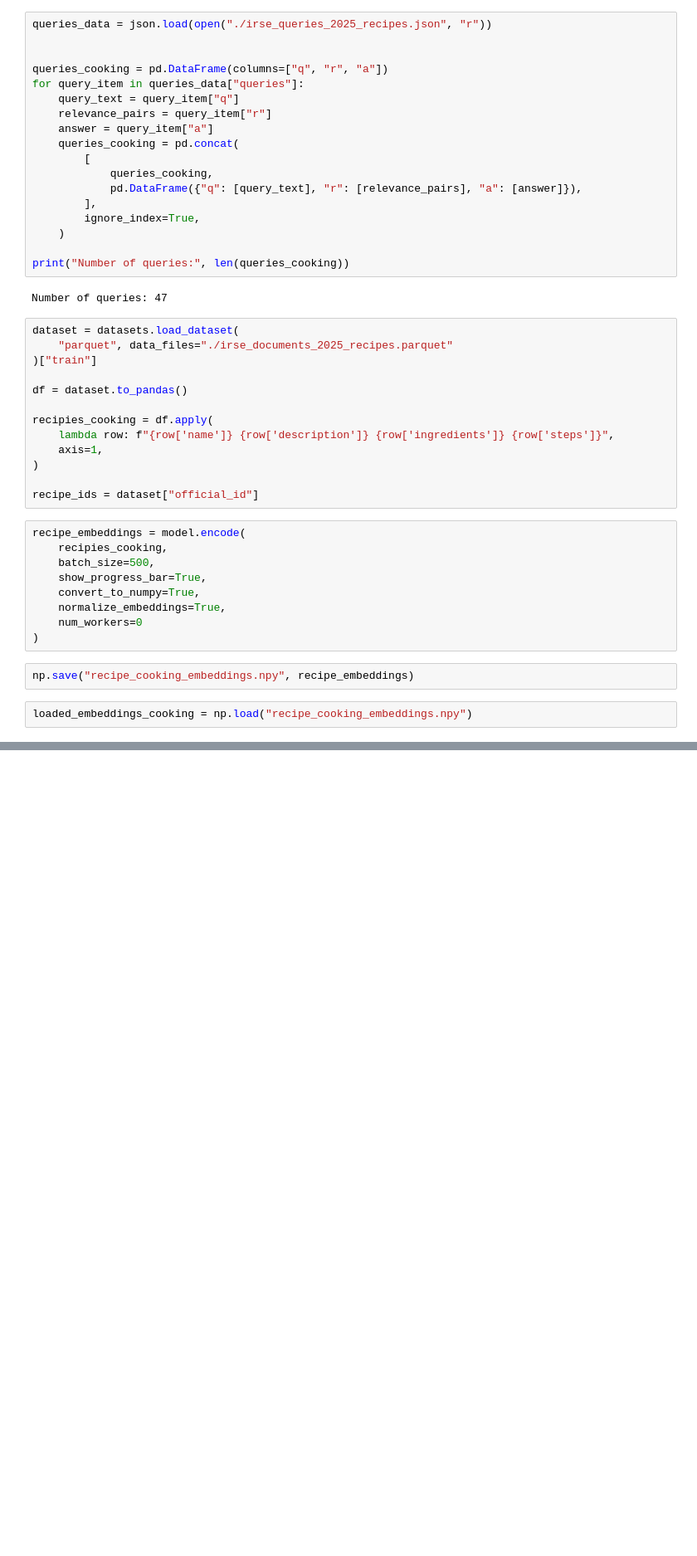
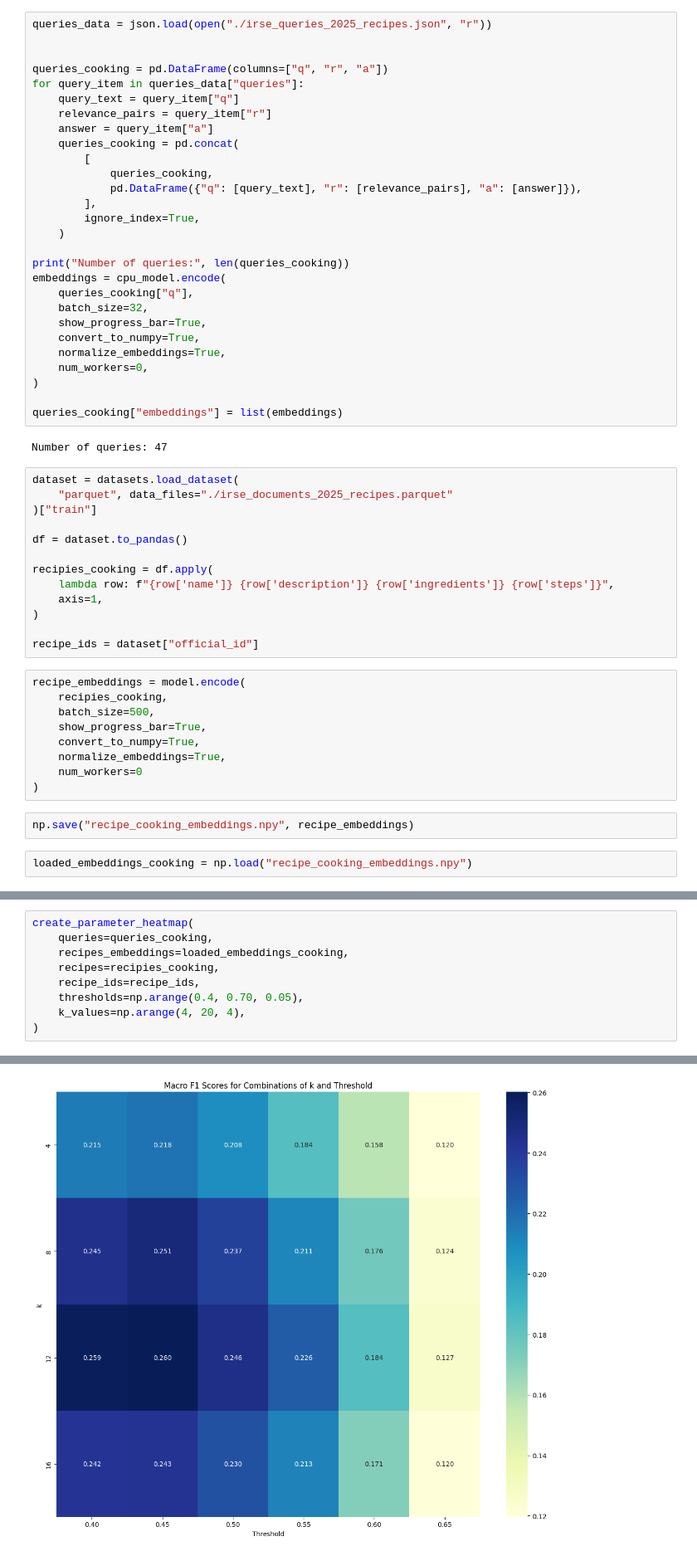
Before and after one commit to CJ4n/Information-Retrieval-and-Search-Engines-RAG-project, a Jupyter notebook: IRSE_Project_2025_(pt2).ipynb, the cells around one changed output, grey strips where cells are left out. Shown at 83% size. Saved outputs shown, nothing was run; the diff lists cells and outputs as text; blank space fills up the shorter version.

```diff
--- a/IRSE_Project_2025_(pt2).ipynb
+++ b/IRSE_Project_2025_(pt2).ipynb
@@ -598,6 +598,16 @@ for query_item in queries_data["queries"]:
     )
 
 print("Number of queries:", len(queries_cooking))
+embeddings = cpu_model.encode(
+    queries_cooking["q"],
+    batch_size=32,
+    show_progress_bar=True,
+    convert_to_numpy=True,
+    normalize_embeddings=True,
+    num_workers=0,
+)
+
+queries_cooking["embeddings"] = list(embeddings)
 # %% [output]
 Number of queries: 47
 # %%
@@ -646,0 +681,10 @@ evaluate_ir_system(
+# %%
+create_parameter_heatmap(
+    queries=queries_cooking,
+    recipes_embeddings=loaded_embeddings_cooking,
+    recipes=recipies_cooking,
+    recipe_ids=recipe_ids,
+    thresholds=np.arange(0.4, 0.70, 0.05),
+    k_values=np.arange(4, 20, 4),
+)
+# %% [output]
@@ -646,0 +709 @@ evaluate_ir_system(
+[figure, added]
```
Also changed, not shown: parts of 5 cells of this notebook, 3 other files.
